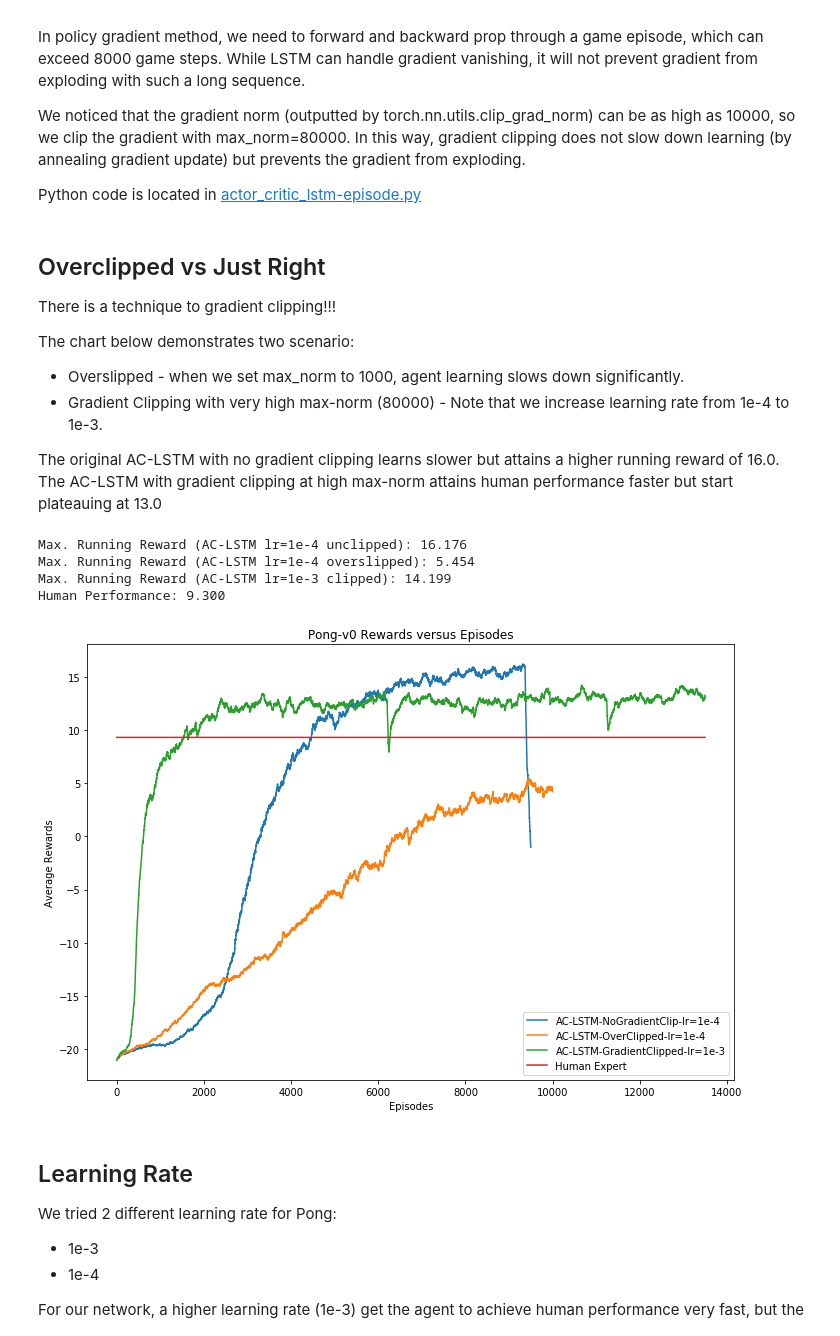
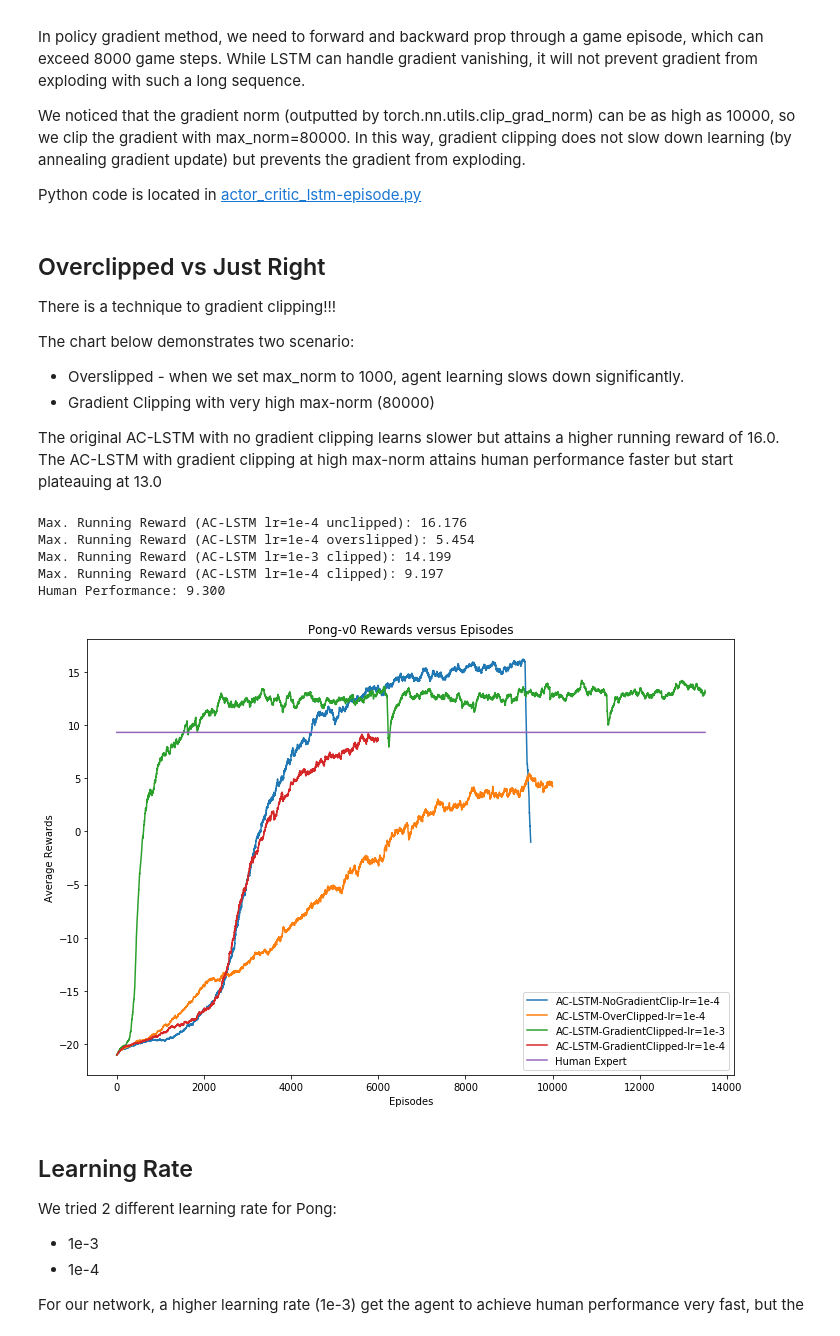
Before and after one commit to LUKELIEM/actor-critic, a Jupyter notebook: AC-LSTM.ipynb, the cells around one changed output. Saved outputs shown, nothing was run; the diff lists cells and outputs as text; code cells hidden in the pictures.

```diff
--- a/AC-LSTM.ipynb
+++ b/AC-LSTM.ipynb
@@ -265,7 +267,7 @@ data_file = './results/Pong-v0(AC-lstm-fullepisode-ep=9500).p'.format(game)
 with open(data_file, 'rb') as f:
     data_1 = pickle.load(f)
 
-data_file = './results/Pong-v0-AC-noLSTM.p'.format(game)
+data_file = './results/Pong-v0-chris.p'.format(game)
 
 with open(data_file, 'rb') as f:
     data_2 = pickle.load(f)
@@ -322,7 +324,7 @@ There is a technique to gradient clipping!!!
 The chart below demonstrates two scenario:
 
 * Overslipped - when we set max_norm to 1000, agent learning slows down significantly.
-* Gradient Clipping with very high max-norm (80000) - Note that we increase learning rate from 1e-4 to 1e-3.
+* Gradient Clipping with very high max-norm (80000)
 
 The original AC-LSTM with no gradient clipping learns slower but attains a higher running reward of 16.0. The AC-LSTM with gradient clipping at high max-norm attains human performance faster but start plateauing at 13.0
 # %%
@@ -344,34 +346,42 @@ with open(data_file, 'rb') as f:
     data_2 = pickle.load(f)
 
 data_file = './results/Pong-v0 (ACL-episode-lr=1e-3-ep=13500).p'.format(game)
 
 with open(data_file, 'rb') as f:
     data_3 = pickle.load(f)
 
+data_file = './results/Pong-v0.p'.format(game)
+
+with open(data_file, 'rb') as f:
+    data_4 = pickle.load(f)
+
 print('Max. Running Reward (AC-LSTM lr=1e-4 unclipped): {:.3f}'.format(max(data_1)))
 print('Max. Running Reward (AC-LSTM lr=1e-4 overslipped): {:.3f}'.format(max(data_2)))
 print('Max. Running Reward (AC-LSTM lr=1e-3 clipped): {:.3f}'.format(max(data_3)))
+print('Max. Running Reward (AC-LSTM lr=1e-4 clipped): {:.3f}'.format(max(data_4)))
 print('Human Performance: {:.3f}'.format(human_scores[game]))
 
 human = [human_scores[game] for _ in range(len(data_3))]
 
 plt.figure(figsize=(10, 7))
 plt.plot(data_1, label='AC-LSTM-NoGradientClip-lr=1e-4')
 plt.plot(data_2, label='AC-LSTM-OverClipped-lr=1e-4')
 plt.plot(data_3, label='AC-LSTM-GradientClipped-lr=1e-3')
+plt.plot(data_4, label='AC-LSTM-GradientClipped-lr=1e-4')
 plt.plot(human, label='Human Expert')
 plt.title('{} Rewards versus Episodes'.format(game))
 plt.xlabel('Episodes')
 plt.ylabel('Average Rewards')
 plt.legend()
 plt.tight_layout()
 plt.show()
 # %% [output]
 Max. Running Reward (AC-LSTM lr=1e-4 unclipped): 16.176
 Max. Running Reward (AC-LSTM lr=1e-4 overslipped): 5.454
 Max. Running Reward (AC-LSTM lr=1e-3 clipped): 14.199
+Max. Running Reward (AC-LSTM lr=1e-4 clipped): 9.197
 Human Performance: 9.300
-[figure, old version]
+[figure, new version]
 # %% [markdown]
 ## Learning Rate
 
```
Also changed, not shown: parts of 16 cells of this notebook, 10 other files.
